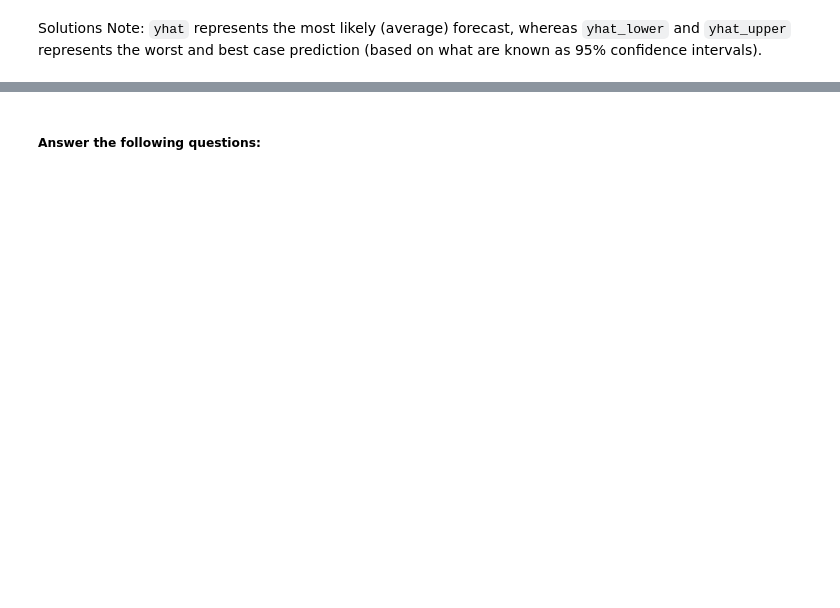
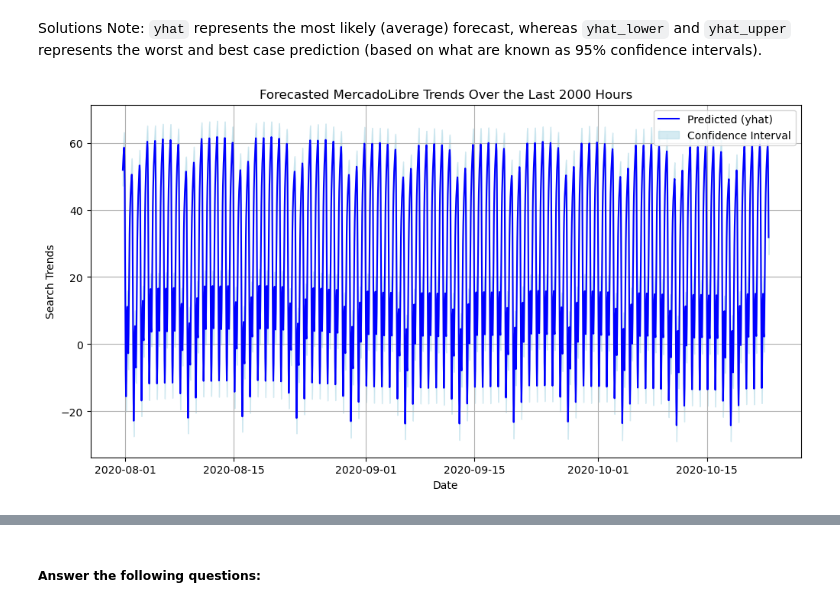
Before and after one commit to OliverTabib/prophet-challenge, a Jupyter notebook: forecasting_net_prophet.ipynb, the cells around one changed output, grey strips where cells are left out. Cells and saved outputs as stored; diff of their text form; code cells hidden in the pictures; blank space fills up the shorter version.

```diff
--- a/forecasting_net_prophet.ipynb
+++ b/forecasting_net_prophet.ipynb
@@ -426,6 +581,13 @@ Now, you need to produce a time series model that analyzes and forecasts pattern
 * What's the lowest point for search traffic in the calendar year?
 # %%
 # Set the index in the forecast_mercado_trends DataFrame to the ds datetime column
+forecast_mercado_trends.set_index('ds', inplace=True)
 
+# View only the yhat, yhat_lower and yhat_upper columns from the DataFrame
+forecast_mercado_trends_subset = forecast_mercado_trends[['yhat', 'yhat_lower', 'yhat_upper']]
 
-# View the only the yhat,yhat_lower and yhat_upper columns from the DataFrame
+# Display the first few rows of the subset DataFrame
+display(forecast_mercado_trends_subset.head())
+
+# Display the last few rows of the subset DataFrame
+display(forecast_mercado_trends_subset.tail())
@@ -437,2 +611,22 @@ Solutions Note: `yhat` represents the most likely (average) forecast, whereas `y
+# %%
+# From the forecast_mercado_trends DataFrame, plot the data to visualize
+# the yhat, yhat_lower, and yhat_upper columns over the last 2000 hours
+forecast_mercado_trends_last_2000 = forecast_mercado_trends_subset.tail(2000)
+
+plt.figure(figsize=(12, 6))
+plt.plot(forecast_mercado_trends_last_2000.index, forecast_mercado_trends_last_2000['yhat'], label='Predicted (yhat)', color='blue')
+plt.fill_between(forecast_mercado_trends_last_2000.index,
+                 forecast_mercado_trends_last_2000['yhat_lower'],
+                 forecast_mercado_trends_last_2000['yhat_upper'],
+                 color='lightblue', alpha=0.5, label='Confidence Interval')
+
+plt.title('Forecasted MercadoLibre Trends Over the Last 2000 Hours')
+plt.xlabel('Date')
+plt.ylabel('Search Trends')
+plt.legend()
+plt.grid(True)
+plt.show()
+# %% [output]
+[figure, added]
 # %%
 # Reset the index in the forecast_mercado_trends DataFrame
```
Also changed, not shown: parts of 32 cells of this notebook.
